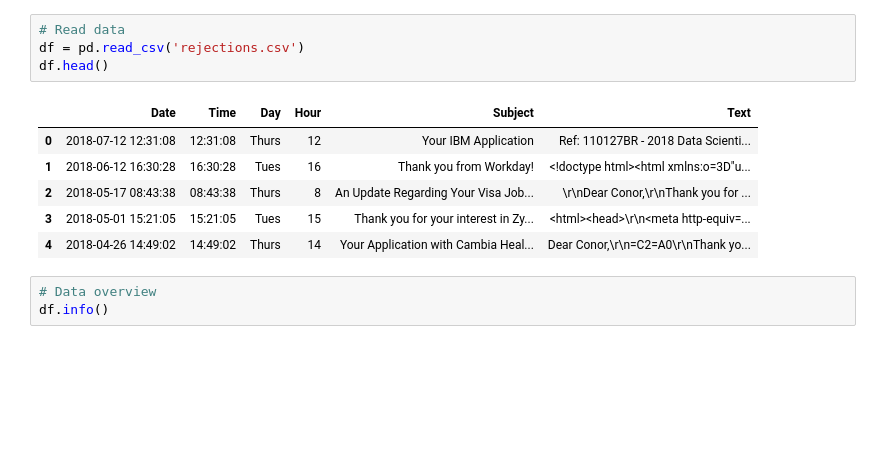
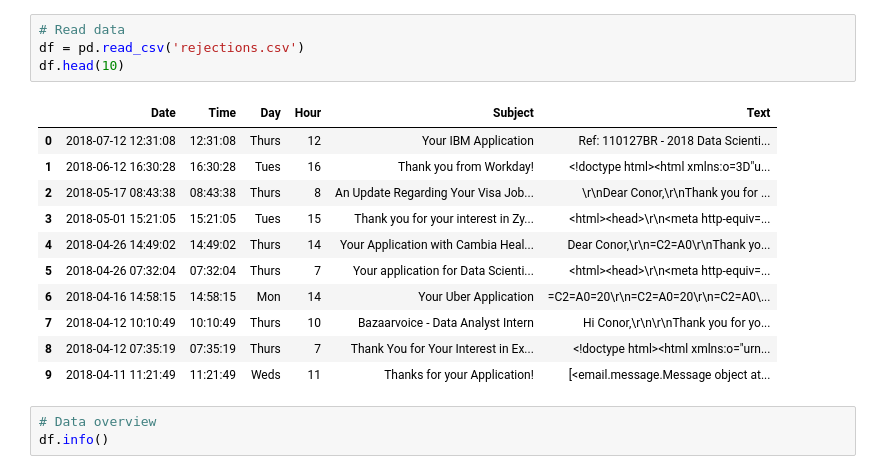
Before and after one commit to SiddarthSamdani/Rejection_Analysis, a Jupyter notebook: Data Analysis.ipynb, the cells around one changed output. Cells and saved outputs as stored; diff of their text form; blank space fills up the shorter version.

```diff
--- a/Data Analysis.ipynb
+++ b/Data Analysis.ipynb
@@ -21,14 +14,19 @@ sns.set(style='whitegrid', palette='muted', font_scale=1.3)
 # %%
 # Read data
 df = pd.read_csv('rejections.csv')
-df.head()
+df.head(10)
 # %% [output]
 |  | Date | Time | Day | Hour | Subject | Text |
 | 0 | 2018-07-12 12:31:08 | 12:31:08 | Thurs | 12 | Your IBM Application | Ref: 110127BR - 2018 Data Scienti... |
 | 1 | 2018-06-12 16:30:28 | 16:30:28 | Tues | 16 | Thank you from Workday! | <!doctype html><html xmlns:o=3D"u... |
 | 2 | 2018-05-17 08:43:38 | 08:43:38 | Thurs | 8 | An Update Regarding Your Visa Job... | \r\nDear Conor,\r\nThank you for ... |
 | 3 | 2018-05-01 15:21:05 | 15:21:05 | Tues | 15 | Thank you for your interest in Zy... | <html><head>\r\n<meta http-equiv=... |
 | 4 | 2018-04-26 14:49:02 | 14:49:02 | Thurs | 14 | Your Application with Cambia Heal... | Dear Conor,\r\n=C2=A0\r\nThank yo... |
+| 5 | 2018-04-26 07:32:04 | 07:32:04 | Thurs | 7 | Your application for Data Scienti... | <html><head>\r\n<meta http-equiv=... |
+| 6 | 2018-04-16 14:58:15 | 14:58:15 | Mon | 14 | Your Uber Application | =C2=A0=20\r\n=C2=A0=20\r\n=C2=A0\... |
+| 7 | 2018-04-12 10:10:49 | 10:10:49 | Thurs | 10 | Bazaarvoice - Data Analyst Intern | Hi Conor,\r\n\r\nThank you for yo... |
+| 8 | 2018-04-12 07:35:19 | 07:35:19 | Thurs | 7 | Thank You for Your Interest in Ex... | <!doctype html><html xmlns:o="urn... |
+| 9 | 2018-04-11 11:21:49 | 11:21:49 | Weds | 11 | Thanks for your Application! | [<email.message.Message object at... |
 # %%
 # Data overview
 df.info()
```
Also changed, not shown: parts of 1 cell of this notebook, 1 other file.
